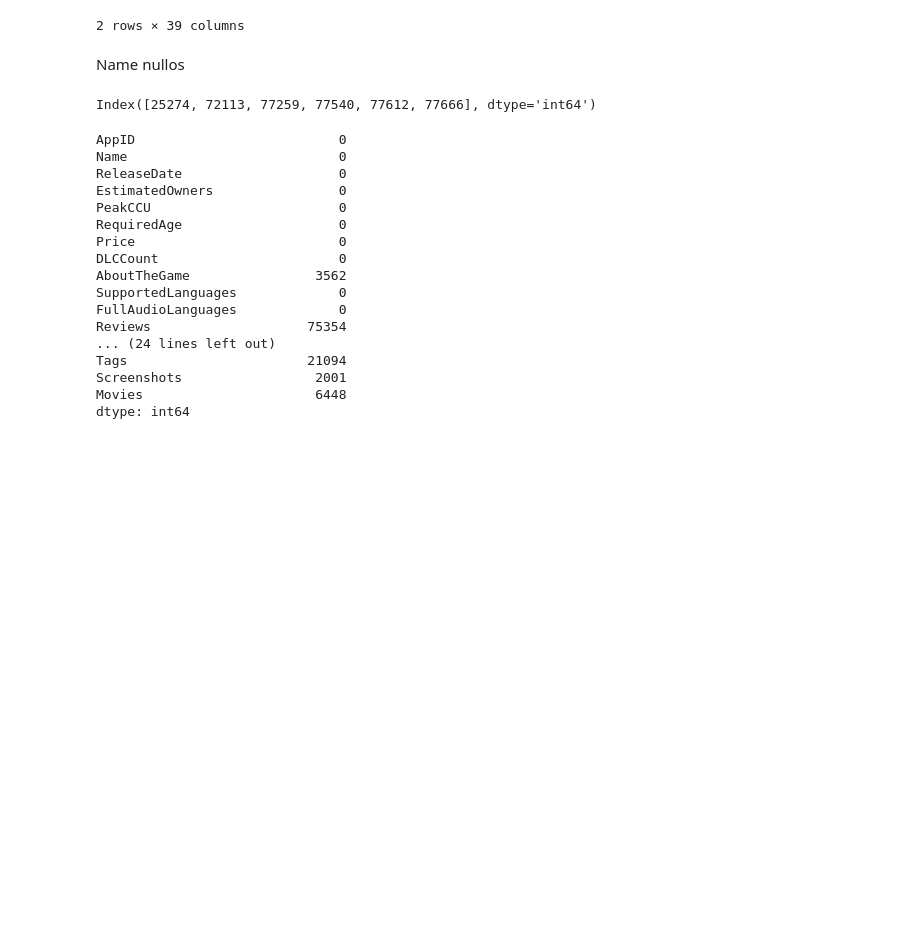
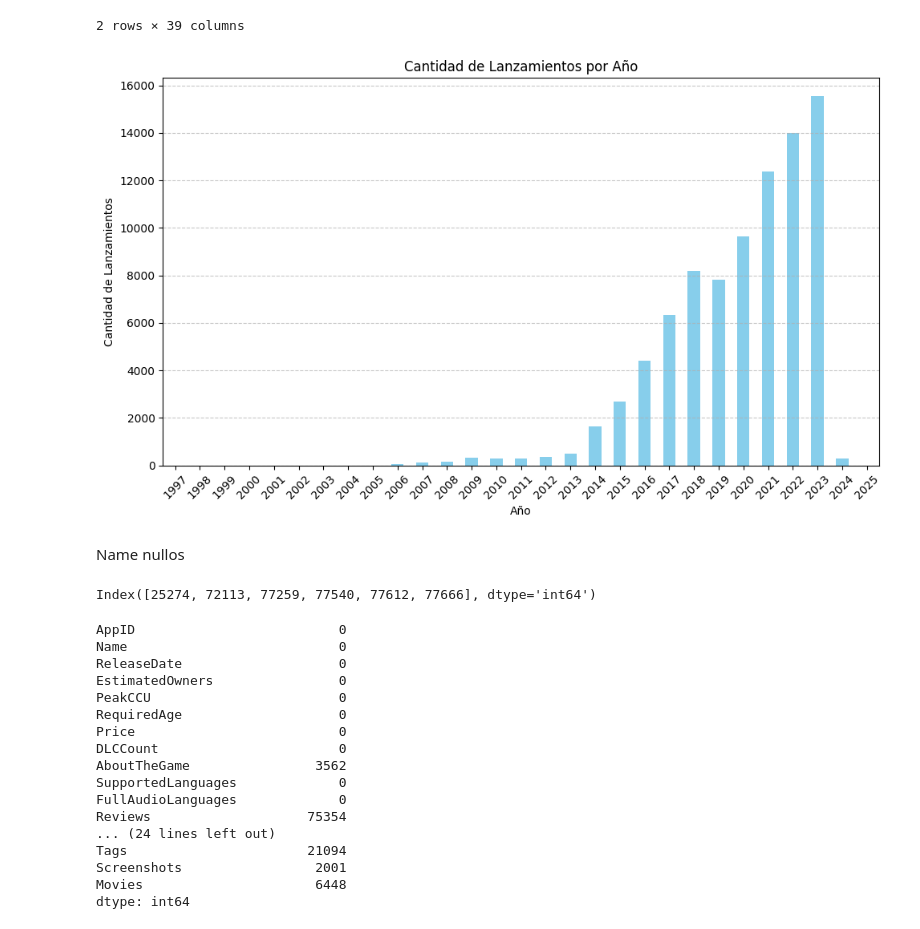
Before and after one commit to SamuelEscalante/SteamGames_Repository, a Jupyter notebook: notebooks/EDA/raw_eda.ipynb, the cells around one changed output. Saved outputs shown, nothing was run; the diff lists cells and outputs as text; code cells hidden in the pictures; blank space fills up the shorter version.

```diff
--- a/notebooks/EDA/raw_eda.ipynb
+++ b/notebooks/EDA/raw_eda.ipynb
@@ -126,6 +126,26 @@ games.head(2)
 | 0 | 20200 | Galactic Bowling | 2008-10-21 | 0 - 20000 | 0 | 0 | 19.99 | 0 | Galactic Bowling is an exaggerate... | ... |
 | 1 | 655370 | Train Bandit | 2017-10-12 | 0 - 20000 | 0 | 0 | 0.99 | 0 | THE LAW!! Looks to be a showdown ... | ... |
 2 rows × 39 columns
+# %%
+games['Year'] = games['ReleaseDate'].dt.year
+games['Month'] = games['ReleaseDate'].dt.month
+
+# Contar la cantidad de lanzamientos por año y por mes
+release_by_year = games['Year'].value_counts().sort_index()
+release_by_month = games.groupby('Month')['Name'].count()
+
+# Crear gráfico de barras para la cantidad de lanzamientos por año
+plt.figure(figsize=(10, 6))
+release_by_year.plot(kind='bar', color='skyblue')
+plt.title('Cantidad de Lanzamientos por Año')
+plt.xlabel('Año')
+plt.ylabel('Cantidad de Lanzamientos')
+plt.grid(axis='y', linestyle='--', alpha=0.7)
+plt.xticks(rotation=45)
+plt.tight_layout()
+plt.show()
+# %% [output]
+[figure, added]
 # %% [markdown]
 Name nullos
 # %%
```
Also changed, not shown: parts of 21 cells of this notebook.
